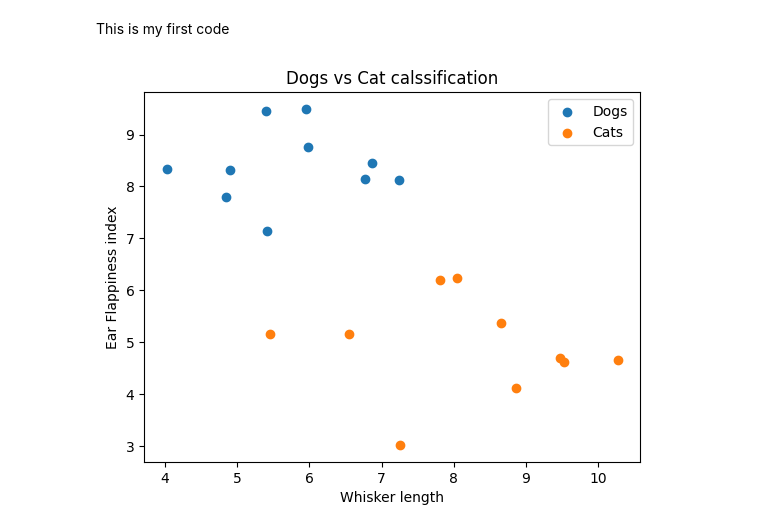
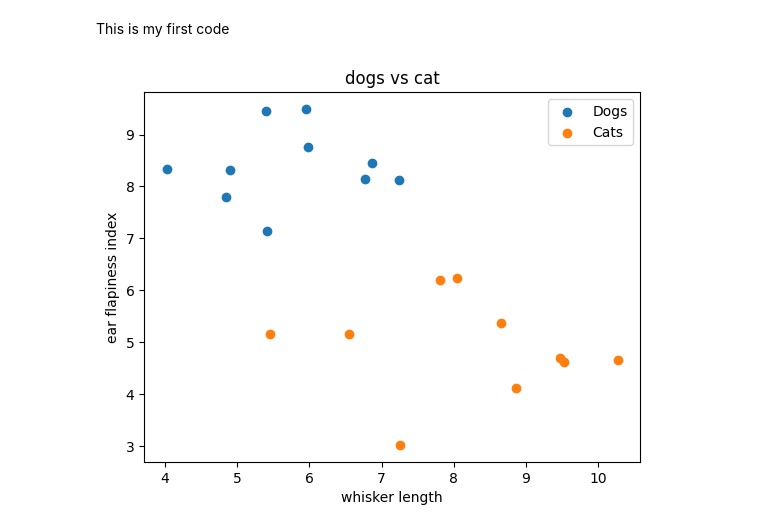
Before and after one commit to sanbag/Ml_learning, a Jupyter notebook: python_basics/classification.ipynb, the cells around one changed output. Cells and saved outputs as stored; diff of their text form; code cells hidden in the pictures.

```diff
--- a/python_basics/classification.ipynb
+++ b/python_basics/classification.ipynb
@@ -12,12 +13,13 @@ dogs_ear_flappiness_index = np.random.normal(loc=8,scale=1,size=10)
 cats_whisker_length = np.random.normal(loc=8,scale=1,size=10)
 cats_ear_flappiness_index = np.random.normal(loc=5,scale=1,size=10)
 # %%
-plt.scatter(dogs_whisker_length,dogs_ear_flappiness_index,label='Dogs')
-plt.scatter(cats_whisker_length,cats_ear_flappiness_index,label='Cats')
-plt.xlabel('Whisker length')
-plt.ylabel('Ear Flappiness index')
-plt.title('Dogs vs Cat calssification')
+plt.scatter(dogs_whisker_length,dogs_ear_flappiness_index,label ='Dogs')
+plt.scatter(cats_whisker_length,cats_ear_flappiness_index,label ='Cats')
+
+plt.xlabel('whisker length')
+plt.ylabel('ear flapiness index')
+plt.title('dogs vs cat')
 plt.legend()
 plt.show()
 # %% [output]
-[figure, old version]
+[figure, new version]
```
Also changed, not shown: parts of 12 cells of this notebook, 2 other files.
